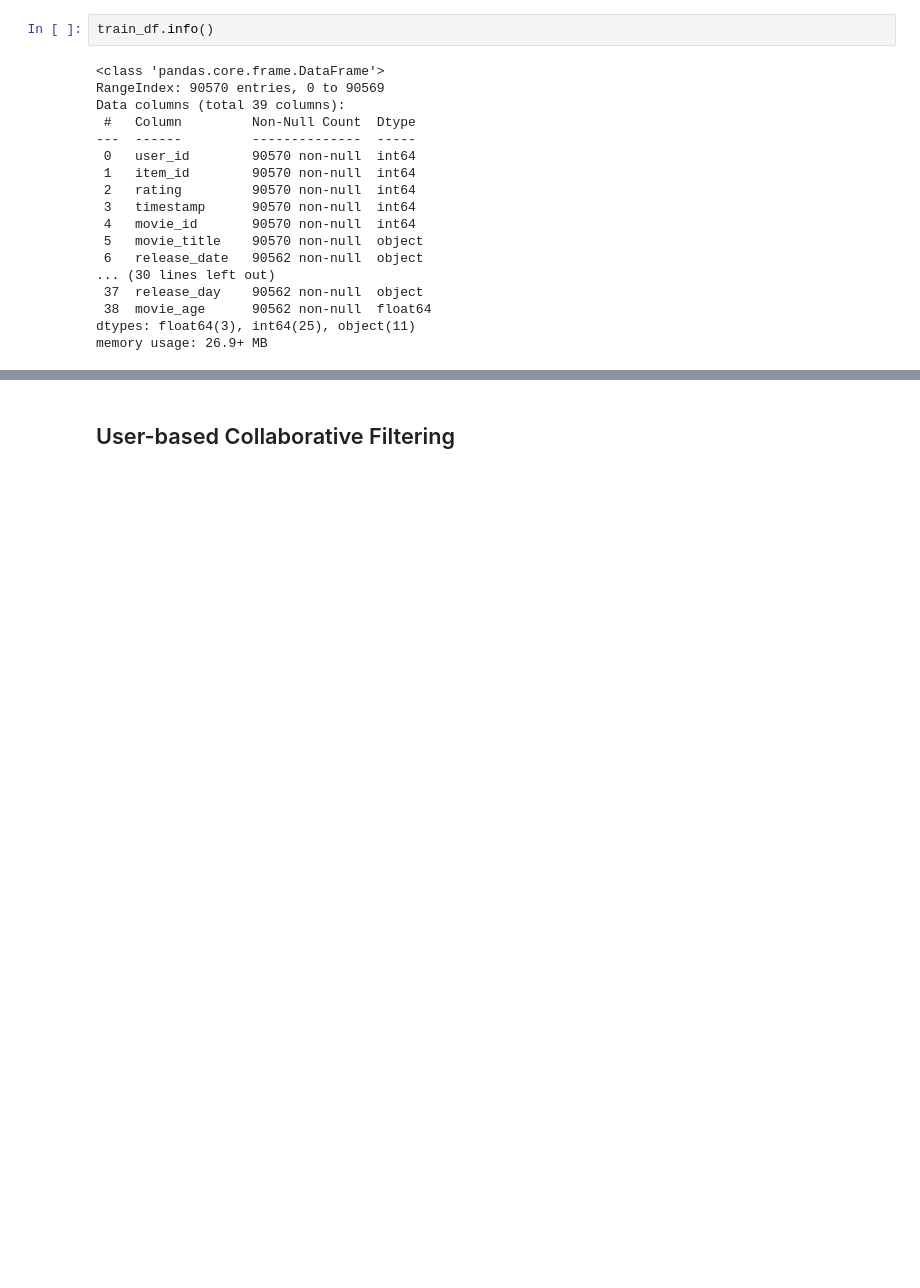
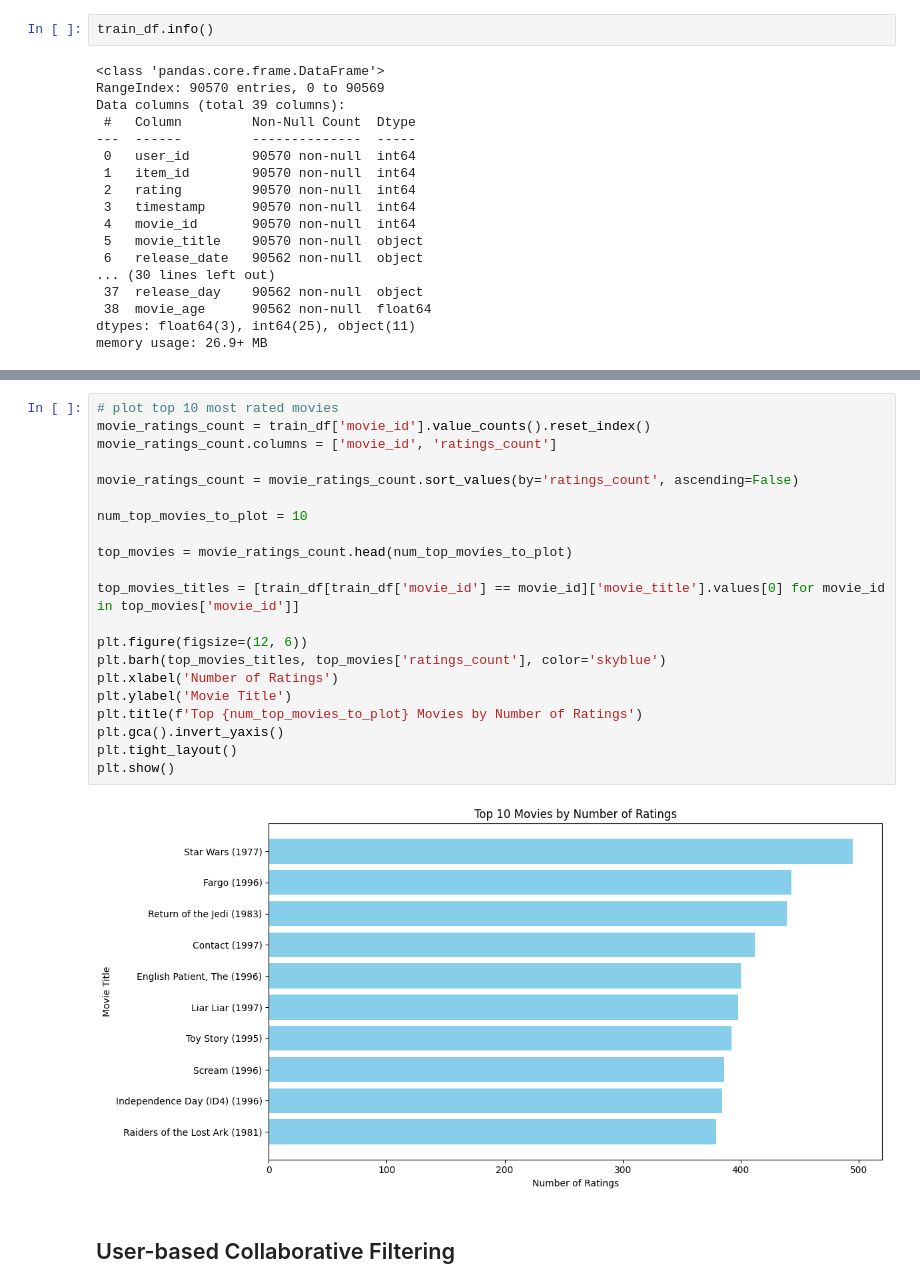
Before and after one commit to jiaawe/movielens_recommendation, a Jupyter notebook: collaborative-filtering.ipynb, the cells around one changed output, grey strips where cells are left out. Saved outputs shown, nothing was run; the diff lists cells and outputs as text; blank space fills up the shorter version.

```diff
--- a/collaborative-filtering.ipynb
+++ b/collaborative-filtering.ipynb
@@ -39,3 +82,26 @@ memory usage: 26.9+ MB
+# %%
+# plot top 10 most rated movies
+movie_ratings_count = train_df['movie_id'].value_counts().reset_index()
+movie_ratings_count.columns = ['movie_id', 'ratings_count']
+
+movie_ratings_count = movie_ratings_count.sort_values(by='ratings_count', ascending=False)
+
+num_top_movies_to_plot = 10
+
+top_movies = movie_ratings_count.head(num_top_movies_to_plot)
+
+top_movies_titles = [train_df[train_df['movie_id'] == movie_id]['movie_title'].values[0] for movie_id in top_movies['movie_id']]
+
+plt.figure(figsize=(12, 6))
+plt.barh(top_movies_titles, top_movies['ratings_count'], color='skyblue')
+plt.xlabel('Number of Ratings')
+plt.ylabel('Movie Title')
+plt.title(f'Top {num_top_movies_to_plot} Movies by Number of Ratings')
+plt.gca().invert_yaxis()
+plt.tight_layout()
+plt.show()
+# %% [output]
+[figure, added]
 # %% [markdown]
 ## User-based Collaborative Filtering
 # %%
```
Also changed, not shown: parts of 5 cells of this notebook.
